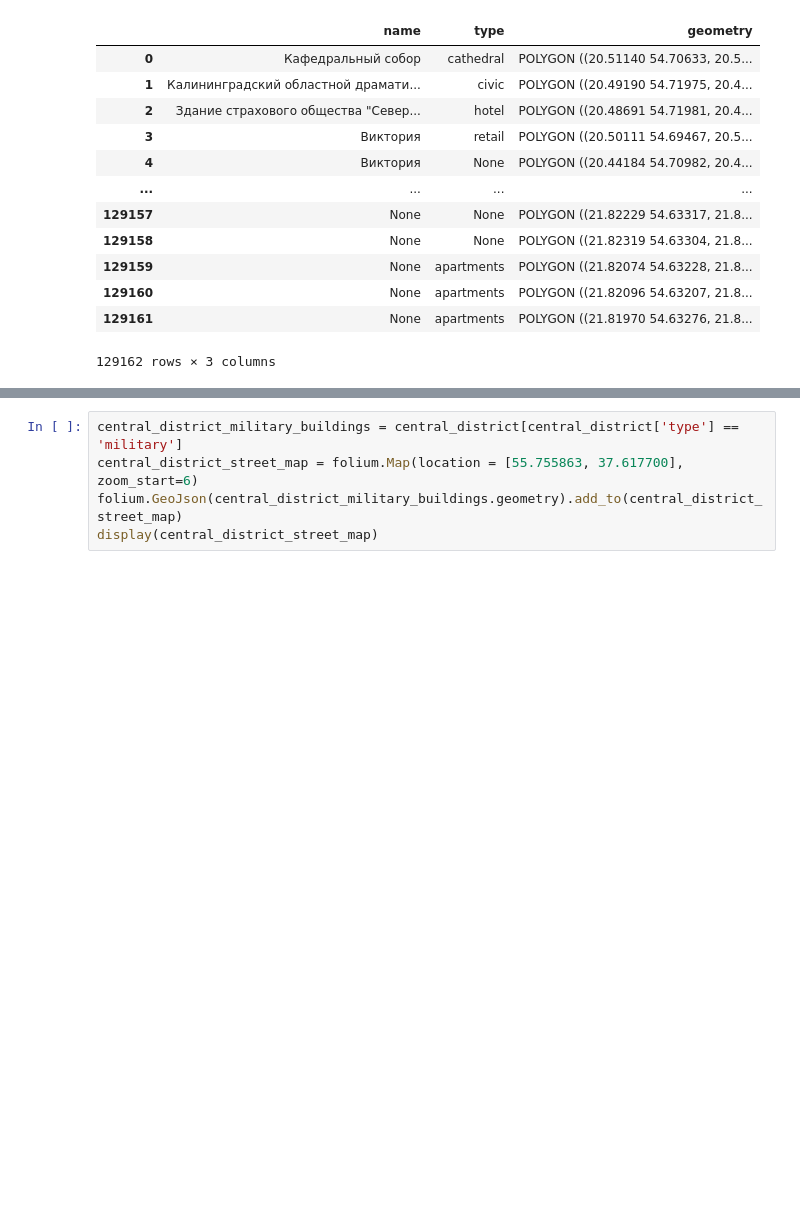
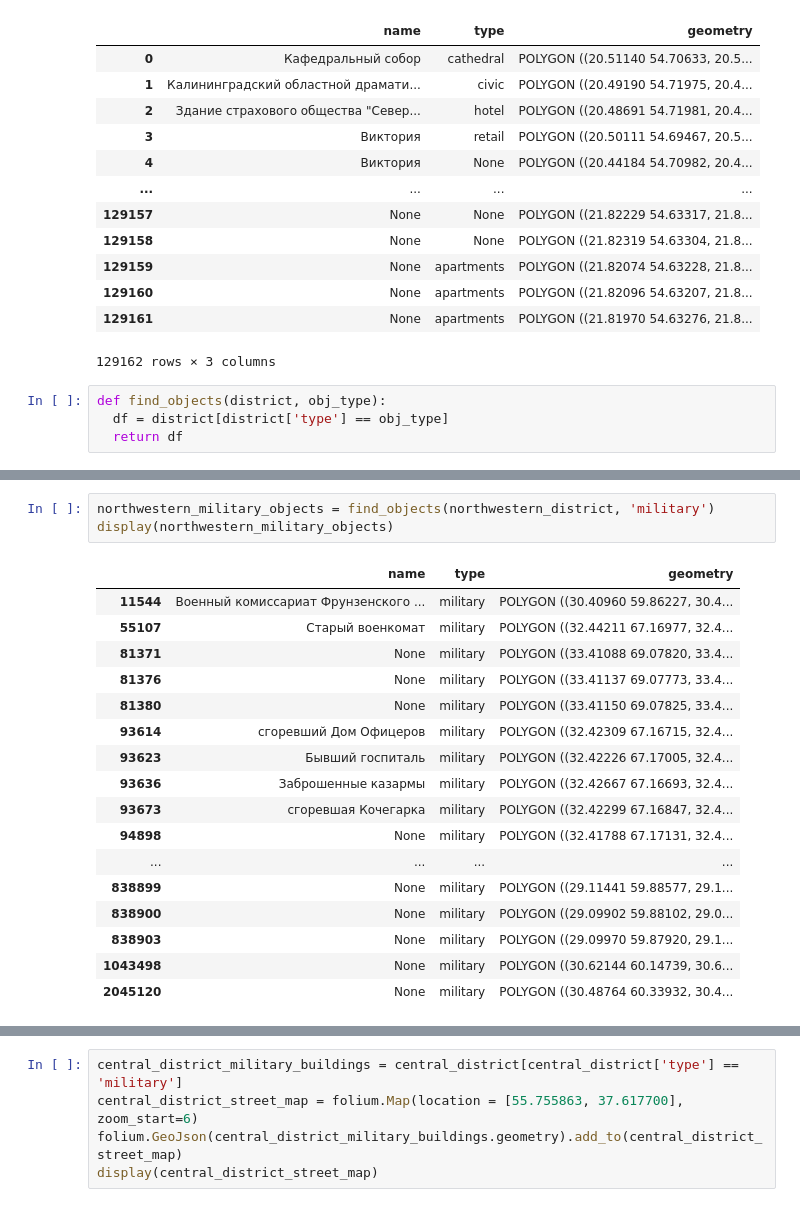
Before and after one commit to yuliiabosher/Map, a Jupyter notebook: Map.ipynb, the cells around one changed output, grey strips where cells are left out. Cells and saved outputs as stored; diff of their text form; blank space fills up the shorter version.

Commit message:
added find_objects function and called it

```diff
--- a/Map.ipynb
+++ b/Map.ipynb
@@ -202,3 +199,7 @@ display(kaliningrad_district)
 | 129160 | None | apartments | POLYGON ((21.82096 54.63207, 21.8... |
 | 129161 | None | apartments | POLYGON ((21.81970 54.63276, 21.8... |
 129162 rows × 3 columns
+# %%
+def find_objects(district, obj_type):
+  df = district[district['type'] == obj_type]
+  return df
@@ -204,0 +271,21 @@ display(kaliningrad_district)
+# %%
+northwestern_military_objects = find_objects(northwestern_district, 'military')
+display(northwestern_military_objects)
+# %% [output]
+|  | name | type | geometry |
+| 11544 | Военный комиссариат Фрунзенского ... | military | POLYGON ((30.40960 59.86227, 30.4... |
+| 55107 | Старый военкомат | military | POLYGON ((32.44211 67.16977, 32.4... |
+| 81371 | None | military | POLYGON ((33.41088 69.07820, 33.4... |
+| 81376 | None | military | POLYGON ((33.41137 69.07773, 33.4... |
+| 81380 | None | military | POLYGON ((33.41150 69.07825, 33.4... |
+| 93614 | сгоревший Дом Офицеров | military | POLYGON ((32.42309 67.16715, 32.4... |
+| 93623 | Бывший госпиталь | military | POLYGON ((32.42226 67.17005, 32.4... |
+| 93636 | Заброшенные казармы | military | POLYGON ((32.42667 67.16693, 32.4... |
+| 93673 | сгоревшая Кочегарка | military | POLYGON ((32.42299 67.16847, 32.4... |
+| 94898 | None | military | POLYGON ((32.41788 67.17131, 32.4... |
+| ... | ... | ... | ... |
+| 838899 | None | military | POLYGON ((29.11441 59.88577, 29.1... |
+| 838900 | None | military | POLYGON ((29.09902 59.88102, 29.0... |
+| 838903 | None | military | POLYGON ((29.09970 59.87920, 29.1... |
+| 1043498 | None | military | POLYGON ((30.62144 60.14739, 30.6... |
+| 2045120 | None | military | POLYGON ((30.48764 60.33932, 30.4... |
```
Also changed, not shown: parts of 11 cells of this notebook.
